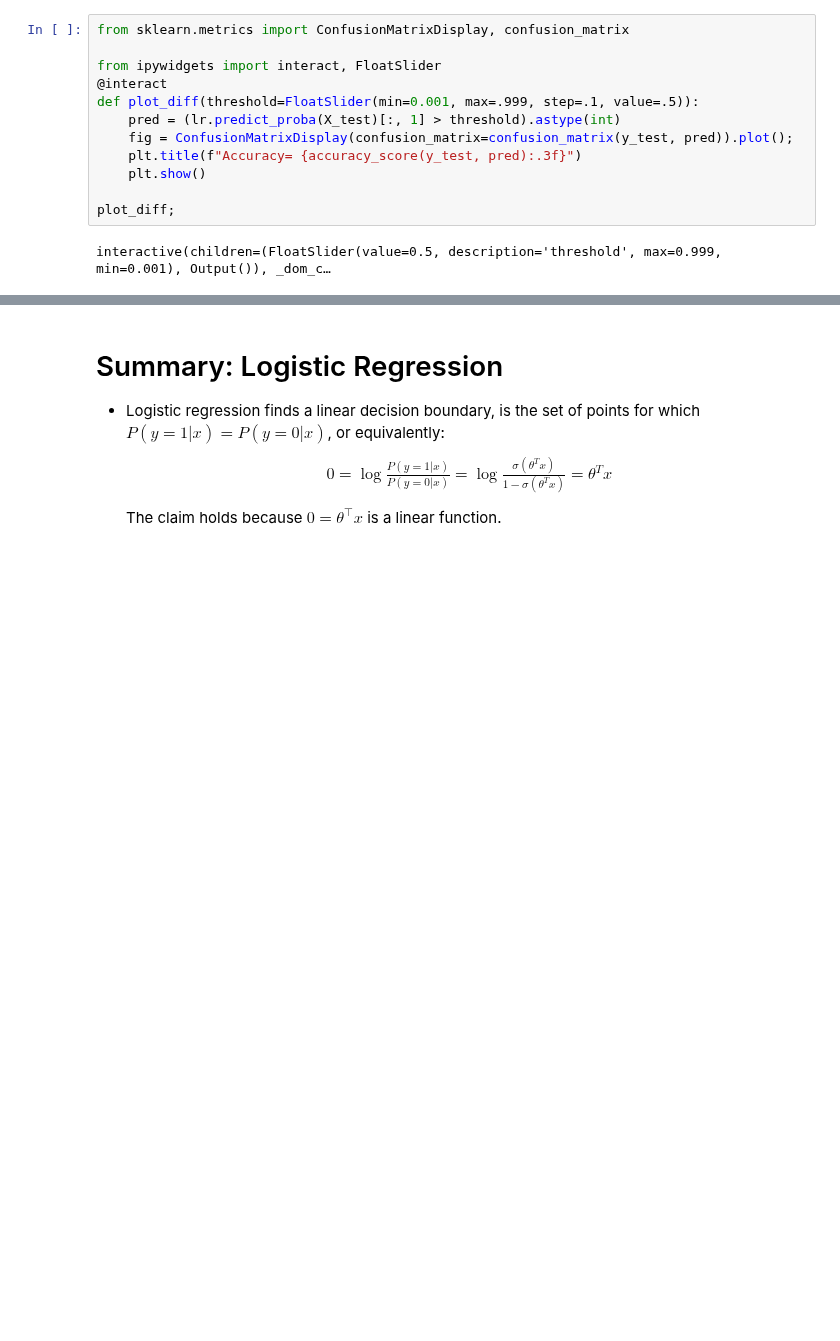
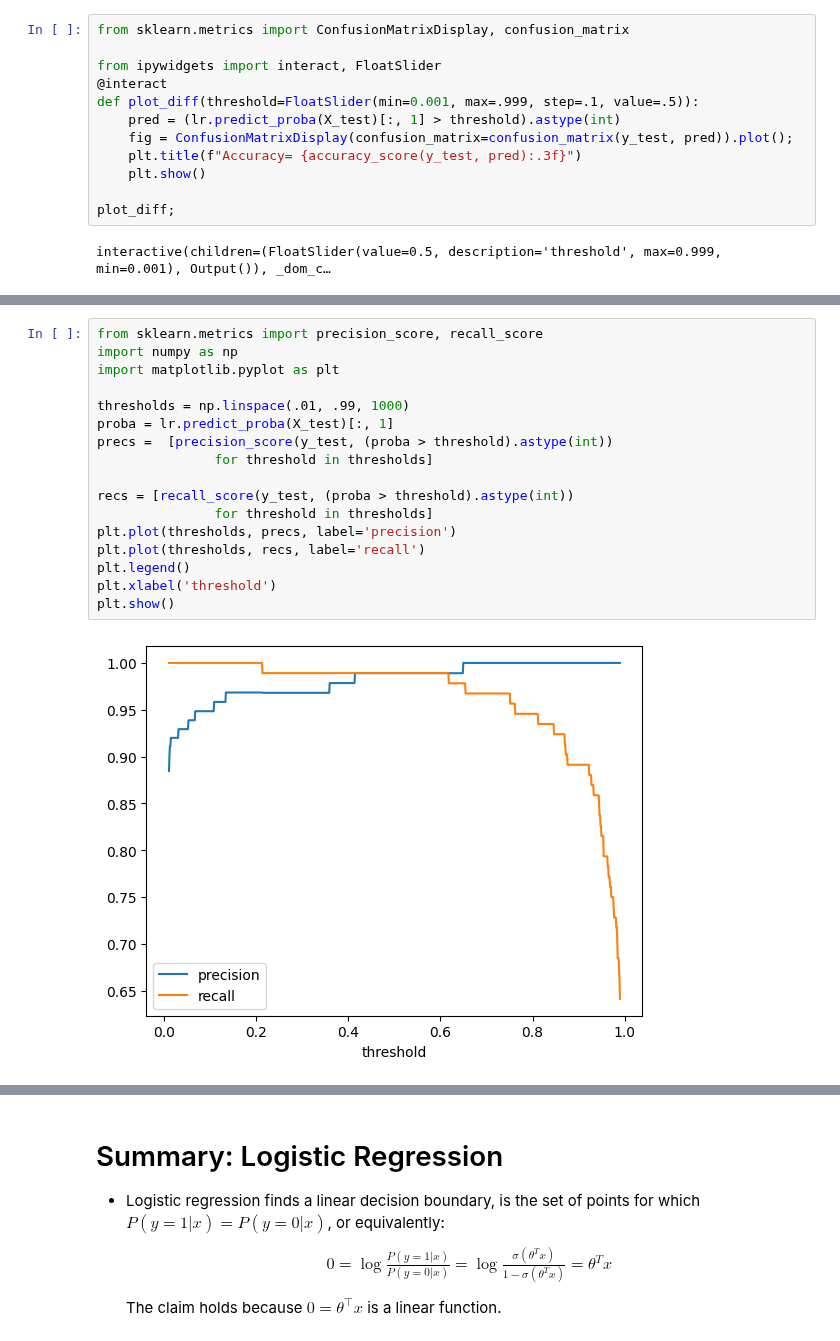
Before and after one commit to rameshnatarajanus/katz-aim5004-fall2025, a Jupyter notebook: notebooks/Lecture-10-Classification-1.ipynb, the cells around one changed output, grey strips where cells are left out. Saved outputs shown, nothing was run; the diff lists cells and outputs as text; blank space fills up the shorter version.

```diff
--- a/notebooks/Lecture-10-Classification-1.ipynb
+++ b/notebooks/Lecture-10-Classification-1.ipynb
@@ -458,0 +484,19 @@ Text(0, 0.5, 'accuracy')
+# %%
+from sklearn.metrics import precision_score, recall_score
+import numpy as np
+import matplotlib.pyplot as plt
+
+thresholds = np.linspace(.01, .99, 1000)
+proba = lr.predict_proba(X_test)[:, 1]
+precs =  [precision_score(y_test, (proba > threshold).astype(int))
+               for threshold in thresholds]
+
+recs = [recall_score(y_test, (proba > threshold).astype(int))
+               for threshold in thresholds]
+plt.plot(thresholds, precs, label='precision')
+plt.plot(thresholds, recs, label='recall')
+plt.legend()
+plt.xlabel('threshold')
+plt.show()
+# %% [output]
+[figure, added]
```
Also changed, not shown: parts of 29 cells of this notebook, 2 other files.
